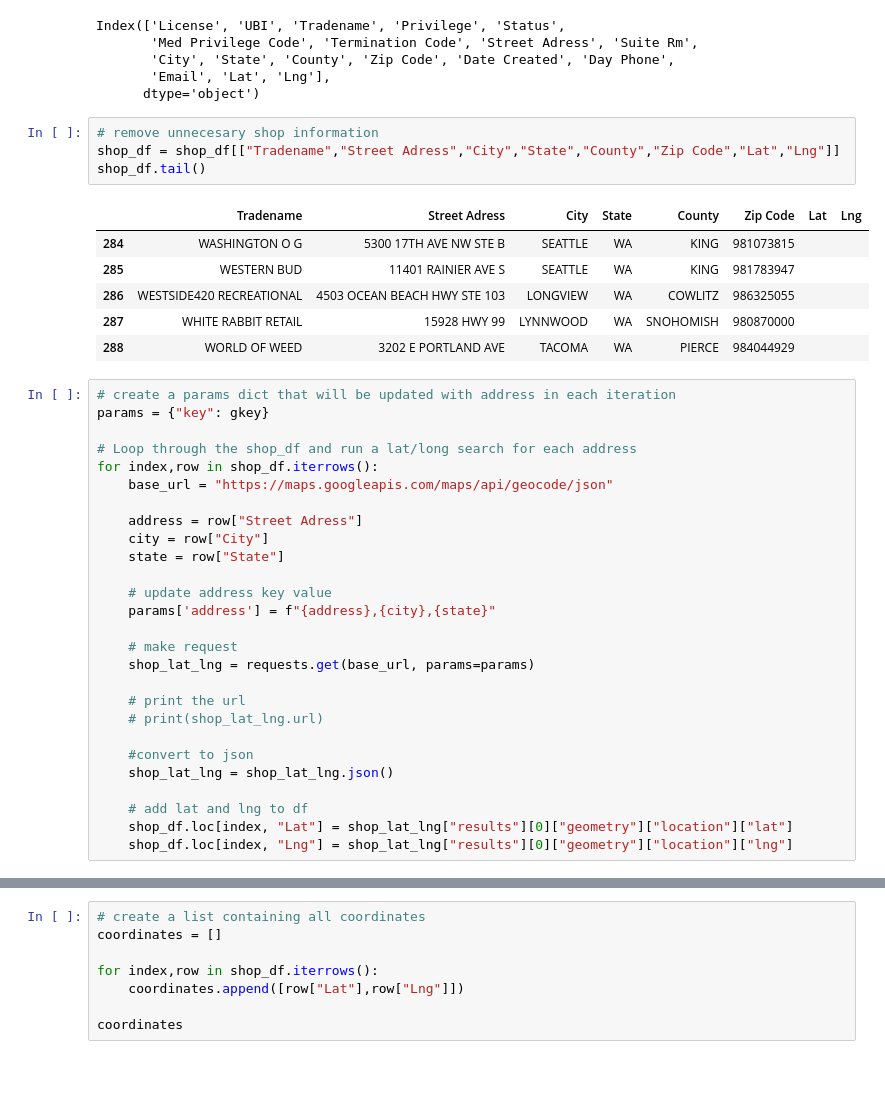
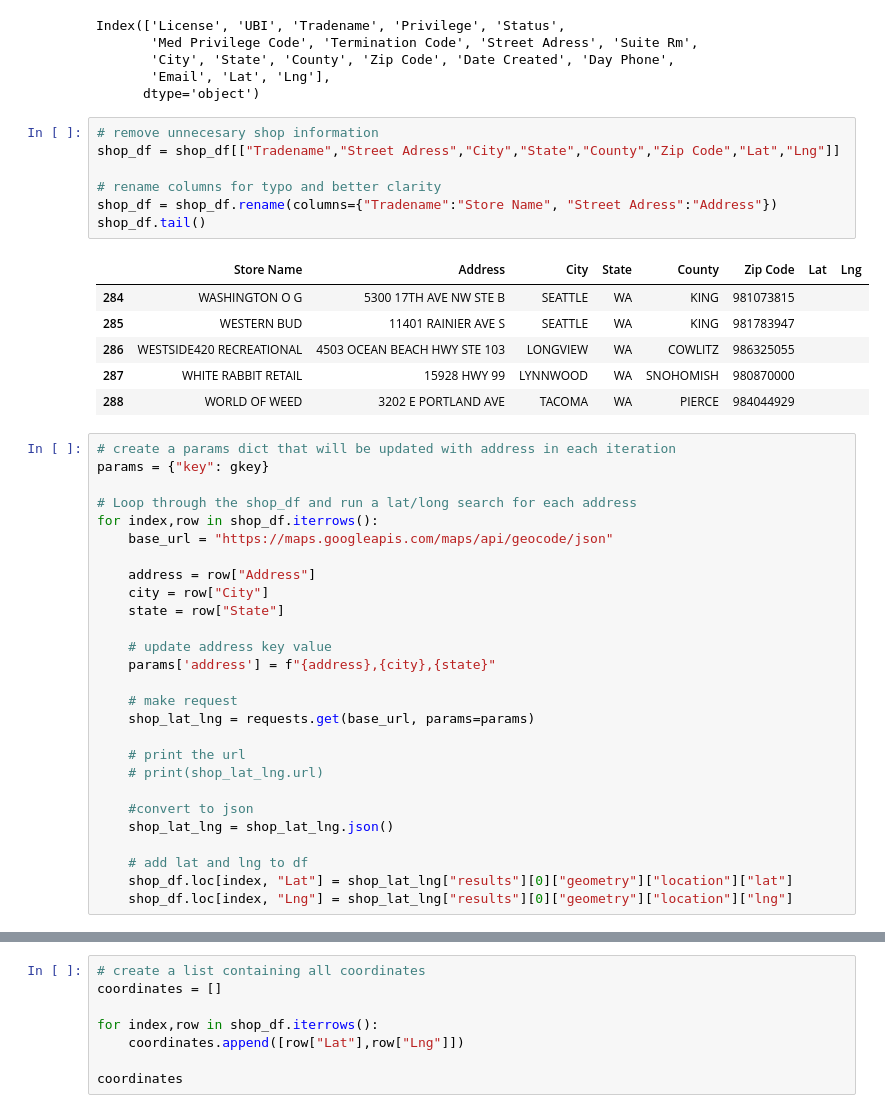
Before and after one commit to accacheung/MAKVL, a Jupyter notebook: Store_Map.ipynb, the cells around one changed output, grey strips where cells are left out. Cells and saved outputs as stored; diff of their text form; blank space fills up the shorter version.

```diff
--- a/Store_Map.ipynb
+++ b/Store_Map.ipynb
@@ -39,9 +39,12 @@ Index(['License', 'UBI', 'Tradename', 'Privilege', 'Status',
 # %%
 # remove unnecesary shop information
 shop_df = shop_df[["Tradename","Street Adress","City","State","County","Zip Code","Lat","Lng"]]
+
+# rename columns for typo and better clarity
+shop_df = shop_df.rename(columns={"Tradename":"Store Name", "Street Adress":"Address"})
 shop_df.tail()
 # %% [output]
-|  | Tradename | Street Adress | City | State | County | Zip Code | Lat | Lng |
+|  | Store Name | Address | City | State | County | Zip Code | Lat | Lng |
 | 284 | WASHINGTON O G | 5300 17TH AVE NW STE B | SEATTLE | WA | KING | 981073815 |  |  |
 | 285 | WESTERN BUD | 11401 RAINIER AVE S | SEATTLE | WA | KING | 981783947 |  |  |
 | 286 | WESTSIDE420 RECREATIONAL | 4503 OCEAN BEACH HWY STE 103 | LONGVIEW | WA | COWLITZ | 986325055 |  |  |
@@ -55,7 +58,7 @@ params = {"key": gkey}
 for index,row in shop_df.iterrows():
     base_url = "https://maps.googleapis.com/maps/api/geocode/json"
 
-    address = row["Street Adress"]
+    address = row["Address"]
     city = row["City"]
     state = row["State"]
 
```
Also changed, not shown: parts of 10 cells of this notebook, 3 other files.
